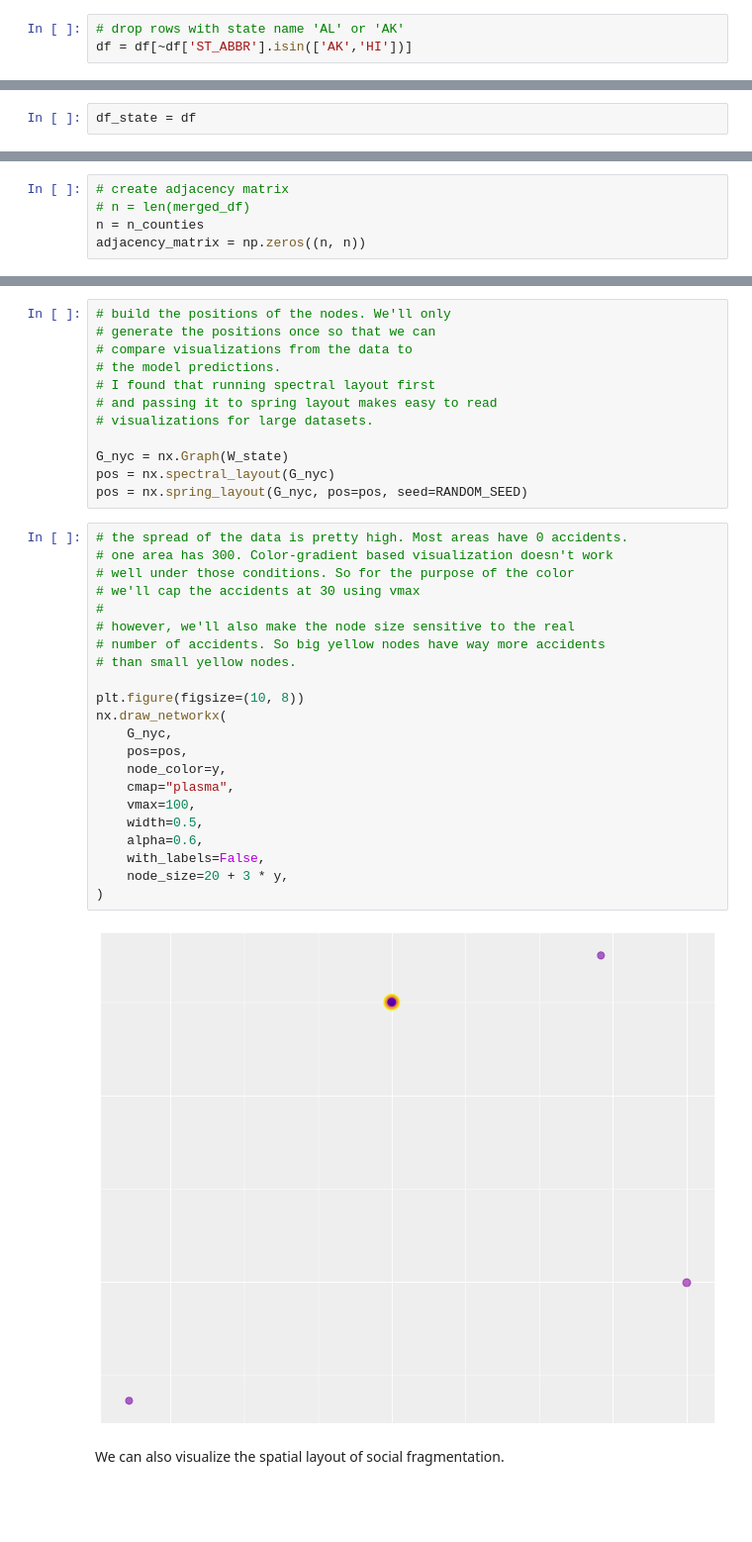
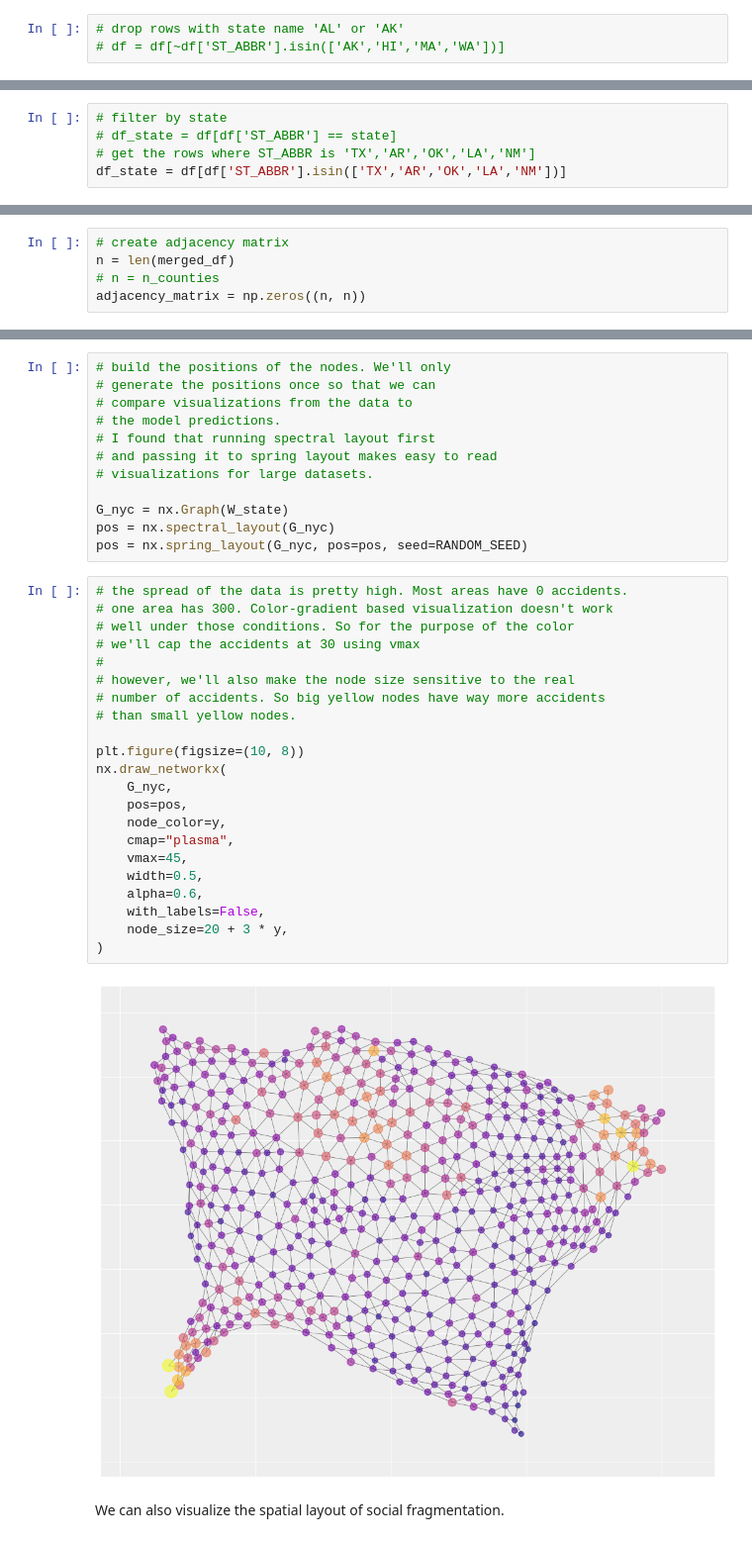
Before and after one commit to hashansl/universal-experiment-lab, a Jupyter notebook: experiment_2_bym_modeling/bym_svi_opioid_data/main.ipynb, the cells around one changed output, grey strips where cells are left out. Shown at 99% size. Saved outputs shown, nothing was run; the diff lists cells and outputs as text; blank space fills up the shorter version.

```diff
--- a/experiment_2_bym_modeling/bym_svi_opioid_data/main.ipynb
+++ b/experiment_2_bym_modeling/bym_svi_opioid_data/main.ipynb
@@ -53,7 +53,12 @@ array(['AL', 'AK', 'AZ', 'AR', 'CA', 'CO', 'CT', 'DE', 'FL', 'GA', 'ID',
        'VA', 'WA', 'WV', 'WI', 'WY', 'HI', 'DC'], dtype=object)
 # %%
 # drop rows with state name 'AL' or 'AK'
-df = df[~df['ST_ABBR'].isin(['AK','HI'])]
+# df = df[~df['ST_ABBR'].isin(['AK','HI','MA','WA'])]
 # %%
 # state = 'TX'
+# %%
+# filter by state
+# df_state = df[df['ST_ABBR'] == state]
+# get the rows where ST_ABBR is 'TX','AR','OK','LA','NM']
+df_state = df[df['ST_ABBR'].isin(['TX','AR','OK','LA','NM'])]
 # %%
@@ -62,5 +66,3 @@ df = df[~df['ST_ABBR'].isin(['AK','HI'])]
-# %%
-df_state = df
 # %%
 df_state.shape
 # %% [output]
@@ -207,8 +243,8 @@ NameError: name 'adjacency_matrix' is not defined
 To actually get our model running, however, we’ll need to convert the edgelist to an adjacency matrix. The code below performs that task along with some other clean up tasks.
 # %%
 # create adjacency matrix
-# n = len(merged_df)
-n = n_counties
+n = len(merged_df)
+# n = n_counties
 adjacency_matrix = np.zeros((n, n))
 # %%
 # Fill the adjacency matrix
@@ -367,27 +412,27 @@ pos = nx.spring_layout(G_nyc, pos=pos, seed=RANDOM_SEED)
 # %%
 # the spread of the data is pretty high. Most areas have 0 accidents.
 # one area has 300. Color-gradient based visualization doesn't work
 # well under those conditions. So for the purpose of the color
 # we'll cap the accidents at 30 using vmax
 #
 # however, we'll also make the node size sensitive to the real
 # number of accidents. So big yellow nodes have way more accidents
 # than small yellow nodes.
 
 plt.figure(figsize=(10, 8))
 nx.draw_networkx(
     G_nyc,
     pos=pos,
     node_color=y,
     cmap="plasma",
-    vmax=100,
+    vmax=45,
     width=0.5,
     alpha=0.6,
     with_labels=False,
     node_size=20 + 3 * y,
 )
 # %% [output]
-[figure, old version]
+[figure, new version]
 # %% [markdown]
 We can also visualize the spatial layout of social fragmentation.
 # %%
```
Also changed, not shown: parts of 32 cells of this notebook.
